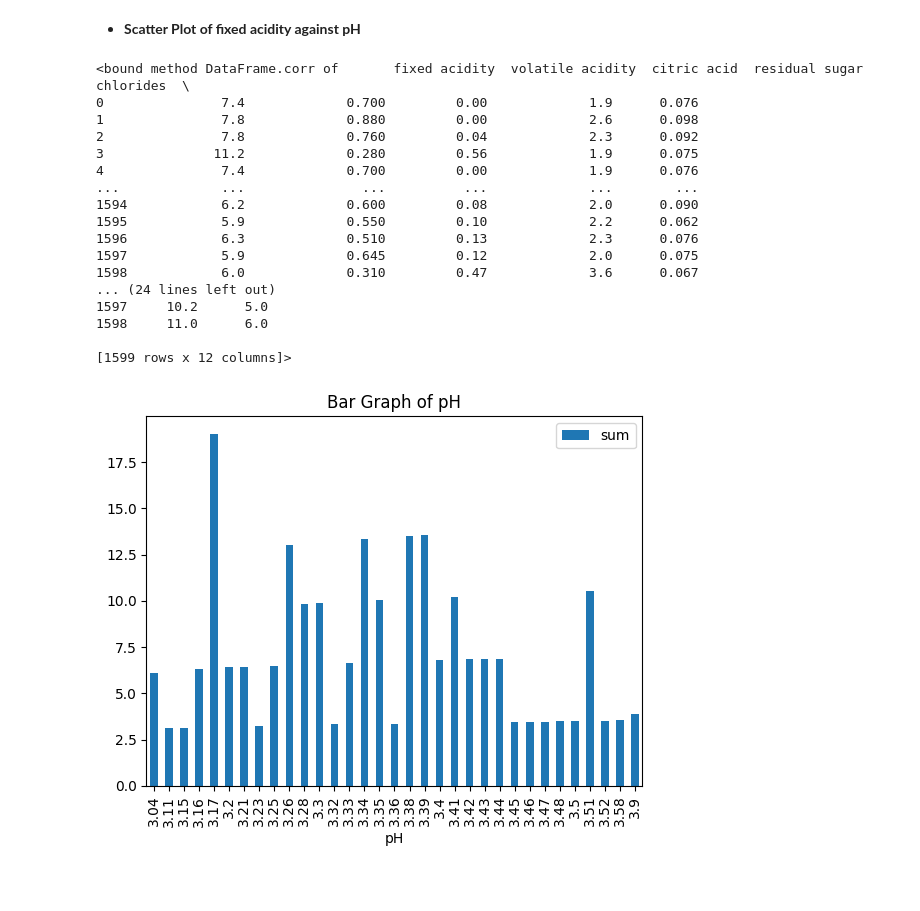
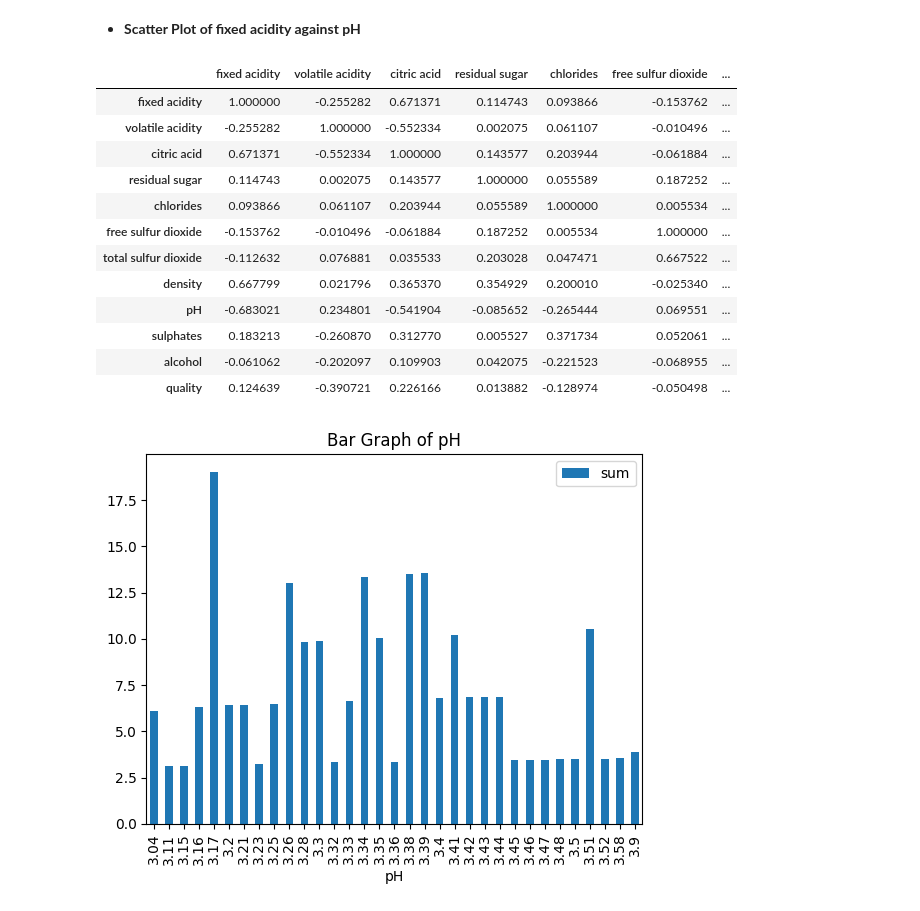
Before and after one commit to jk-ewenam20/SENG207-PROJECT, a Jupyter notebook: KUDIABOR_11254301.ipynb, the cells around one changed output. Cells and saved outputs as stored; diff of their text form; code cells hidden in the pictures; blank space fills up the shorter version.

```diff
--- a/KUDIABOR_11254301.ipynb
+++ b/KUDIABOR_11254301.ipynb
@@ -116,24 +131,20 @@ plt.savefig('plot3')
 # %% [markdown]
 * __Scatter Plot of fixed acidity against pH__
 # %%
-wine_data.corr
+wine_data.corr()
 # %% [output]
-<bound method DataFrame.corr of       fixed acidity  volatile acidity  citric acid  residual sugar  chlorides  \
-0               7.4             0.700         0.00             1.9      0.076
-1               7.8             0.880         0.00             2.6      0.098
-2               7.8             0.760         0.04             2.3      0.092
-3              11.2             0.280         0.56             1.9      0.075
-4               7.4             0.700         0.00             1.9      0.076
-...             ...               ...          ...             ...        ...
-1594            6.2             0.600         0.08             2.0      0.090
-1595            5.9             0.550         0.10             2.2      0.062
-1596            6.3             0.510         0.13             2.3      0.076
-1597            5.9             0.645         0.12             2.0      0.075
-1598            6.0             0.310         0.47             3.6      0.067
-... (24 lines left out)
-1597     10.2      5.0
-1598     11.0      6.0
-
-[1599 rows x 12 columns]>
+|  | fixed acidity | volatile acidity | citric acid | residual sugar | chlorides | free sulfur dioxide | ... |
+| fixed acidity | 1.000000 | -0.255282 | 0.671371 | 0.114743 | 0.093866 | -0.153762 | ... |
+| volatile acidity | -0.255282 | 1.000000 | -0.552334 | 0.002075 | 0.061107 | -0.010496 | ... |
+| citric acid | 0.671371 | -0.552334 | 1.000000 | 0.143577 | 0.203944 | -0.061884 | ... |
+| residual sugar | 0.114743 | 0.002075 | 0.143577 | 1.000000 | 0.055589 | 0.187252 | ... |
+| chlorides | 0.093866 | 0.061107 | 0.203944 | 0.055589 | 1.000000 | 0.005534 | ... |
+| free sulfur dioxide | -0.153762 | -0.010496 | -0.061884 | 0.187252 | 0.005534 | 1.000000 | ... |
+| total sulfur dioxide | -0.112632 | 0.076881 | 0.035533 | 0.203028 | 0.047471 | 0.667522 | ... |
+| density | 0.667799 | 0.021796 | 0.365370 | 0.354929 | 0.200010 | -0.025340 | ... |
+| pH | -0.683021 | 0.234801 | -0.541904 | -0.085652 | -0.265444 | 0.069551 | ... |
+| sulphates | 0.183213 | -0.260870 | 0.312770 | 0.005527 | 0.371734 | 0.052061 | ... |
+| alcohol | -0.061062 | -0.202097 | 0.109903 | 0.042075 | -0.221523 | -0.068955 | ... |
+| quality | 0.124639 | -0.390721 | 0.226166 | 0.013882 | -0.128974 | -0.050498 | ... |
 # %%
 pH_group = wine_data.groupby(wine_data['pH'].head(70))
```
Also changed, not shown: parts of 9 cells of this notebook, 1 other file.
